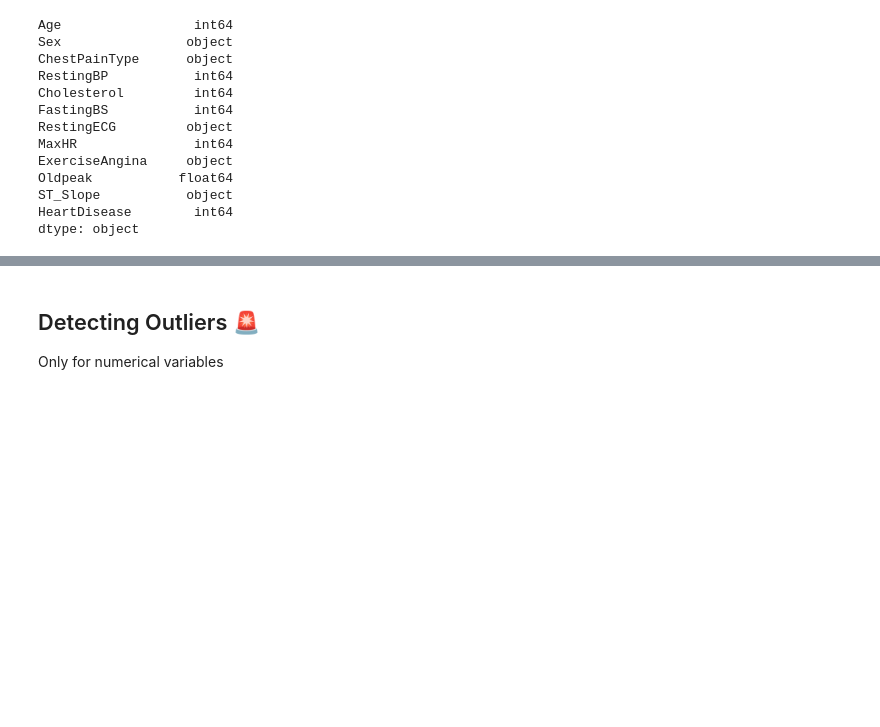
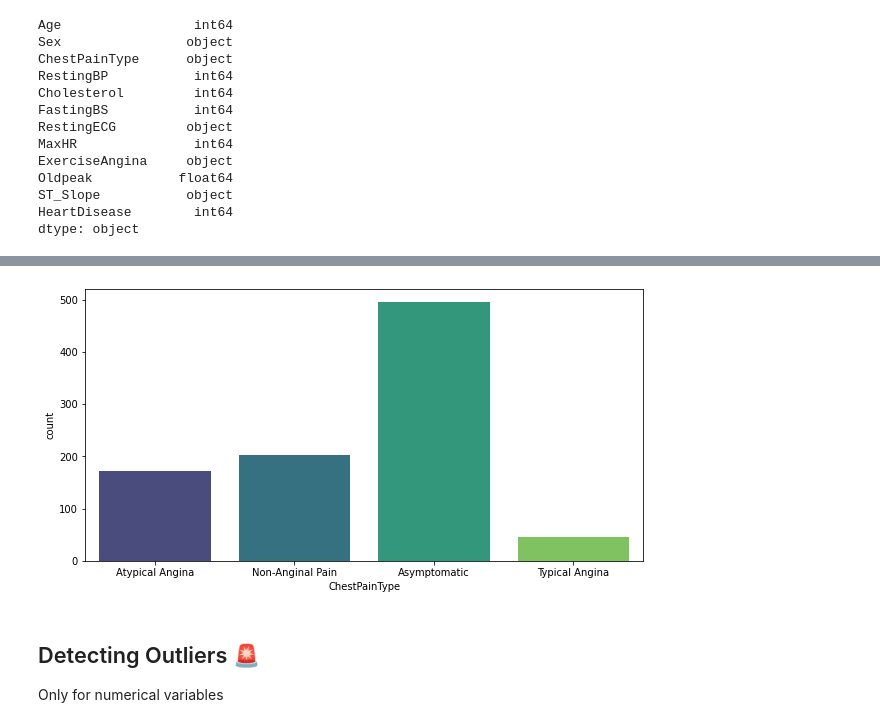
Before and after one commit to AnaAGG/Heart-Disease-Prediction, a Jupyter notebook: notebooks/Untitled.ipynb, the cells around one changed output, grey strips where cells are left out. Cells and saved outputs as stored; diff of their text form; code cells hidden in the pictures; blank space fills up the shorter version.

```diff
--- a/notebooks/Untitled.ipynb
+++ b/notebooks/Untitled.ipynb
@@ -181,3 +237,18 @@ dtype: object
+# %%
+plt.figure(figsize=(10,5)) # change the fig size
+
+fig2 = sns.countplot(data = df, x = "ChestPainType", palette = "viridis")
+
+# change the name of the axis in seaborn
+fig2.set(xlabel = "ChestPainType", ylabel = "count")
+
+# change the name of the tick labels in seaborn
+fig2.set(xticklabels=["Atypical Angina", "Non-Anginal Pain", "Asymptomatic", "Typical Angina" ])
+
+
+plt.show();
+# %% [output]
+[figure, added]
 # %% [markdown]
 ## Detecting Outliers  🚨
 Only for numerical variables
```
Also changed, not shown: parts of 38 cells of this notebook.
